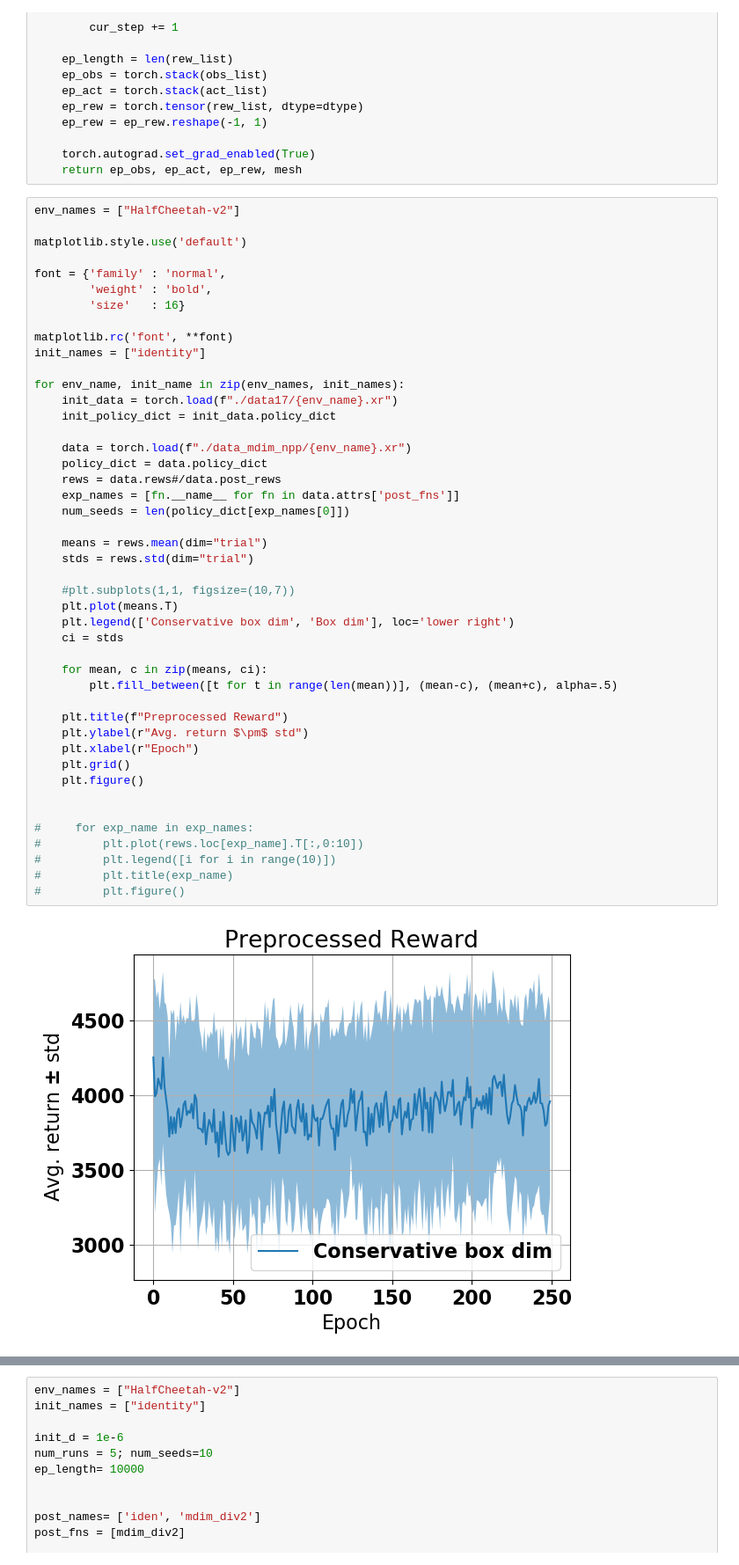
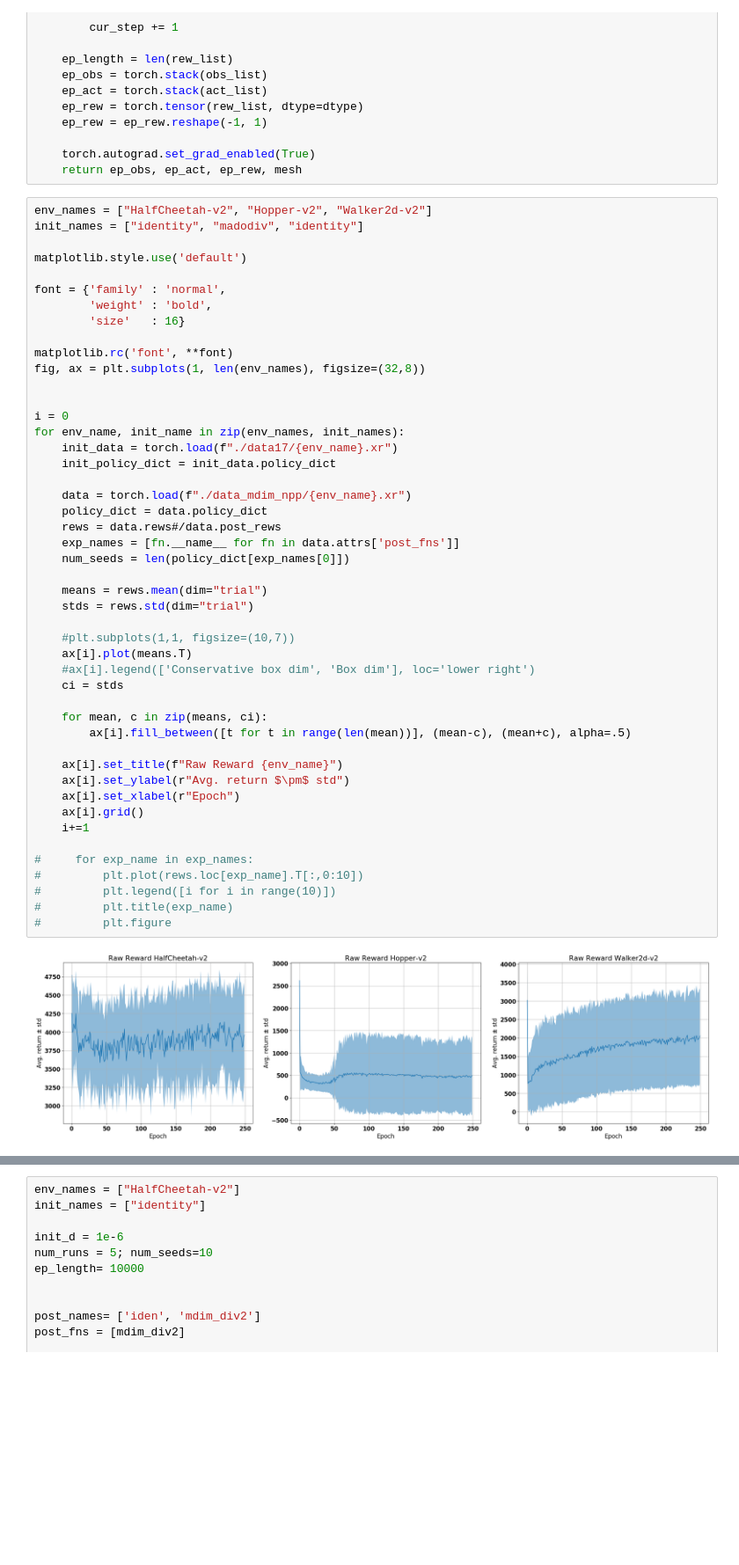
Before and after one commit to sgillen/fractal_rl, a Jupyter notebook: src/analyze_mdim2.ipynb, the cells around one changed output, grey strips where cells are left out. Shown at 88% size. Drawn from its saved outputs; the diff is of its cells as text; blank space fills up the shorter version.

```diff
--- a/src/analyze_mdim2.ipynb
+++ b/src/analyze_mdim2.ipynb
@@ -56,49 +56,51 @@ def do_rollout_mesh(env, policy, mesh, render=False):
     torch.autograd.set_grad_enabled(True)
     return ep_obs, ep_act, ep_rew, mesh
 # %%
-env_names = ["HalfCheetah-v2"]
+env_names = ["HalfCheetah-v2", "Hopper-v2", "Walker2d-v2"]
+init_names = ["identity", "madodiv", "identity"]
 
 matplotlib.style.use('default')
 
 font = {'family' : 'normal',
         'weight' : 'bold',
         'size'   : 16}
 
 matplotlib.rc('font', **font)
-init_names = ["identity"]
+fig, ax = plt.subplots(1, len(env_names), figsize=(32,8))
 
+
+i = 0
 for env_name, init_name in zip(env_names, init_names):
     init_data = torch.load(f"./data17/{env_name}.xr")
     init_policy_dict = init_data.policy_dict
 
     data = torch.load(f"./data_mdim_npp/{env_name}.xr")
     policy_dict = data.policy_dict
     rews = data.rews#/data.post_rews
     exp_names = [fn.__name__ for fn in data.attrs['post_fns']]
     num_seeds = len(policy_dict[exp_names[0]])
 
     means = rews.mean(dim="trial")
     stds = rews.std(dim="trial")
 
     #plt.subplots(1,1, figsize=(10,7))
-    plt.plot(means.T)
-    plt.legend(['Conservative box dim', 'Box dim'], loc='lower right')
+    ax[i].plot(means.T)
+    #ax[i].legend(['Conservative box dim', 'Box dim'], loc='lower right')
     ci = stds
 
     for mean, c in zip(means, ci):
-        plt.fill_between([t for t in range(len(mean))], (mean-c), (mean+c), alpha=.5)
+        ax[i].fill_between([t for t in range(len(mean))], (mean-c), (mean+c), alpha=.5)
 
-    plt.title(f"Preprocessed Reward")
-    plt.ylabel(r"Avg. return $\pm$ std")
-    plt.xlabel(r"Epoch")
-    plt.grid()
-    plt.figure()
-
+    ax[i].set_title(f"Raw Reward {env_name}")
+    ax[i].set_ylabel(r"Avg. return $\pm$ std")
+    ax[i].set_xlabel(r"Epoch")
+    ax[i].grid()
+    i+=1
 
 #     for exp_name in exp_names:
 #         plt.plot(rews.loc[exp_name].T[:,0:10])
 #         plt.legend([i for i in range(10)])
 #         plt.title(exp_name)
-#         plt.figure()
+#         plt.figure
 # %% [output]
-[figure, old version]
+[figure, new version]
```
Also changed, not shown: parts of 2 cells of this notebook, 11 other files.
